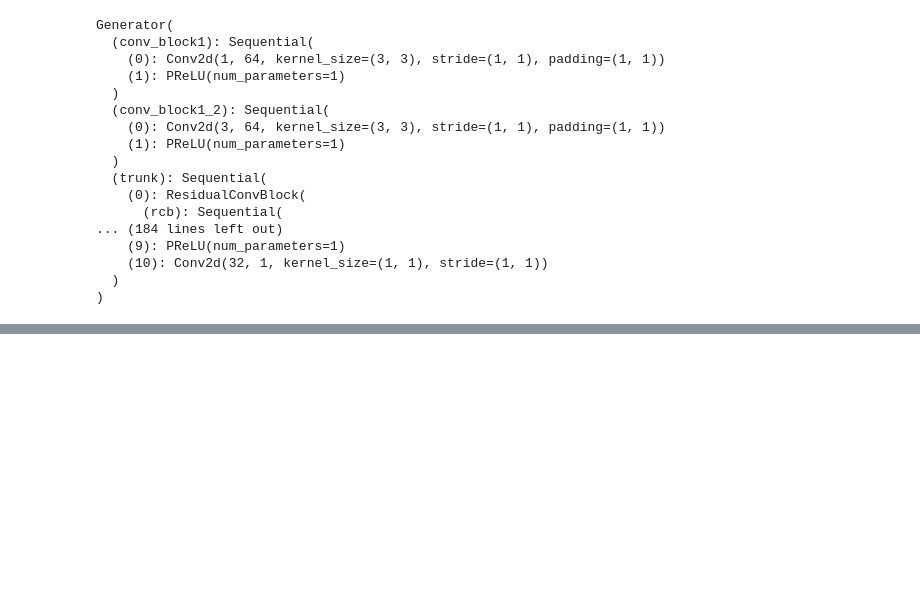
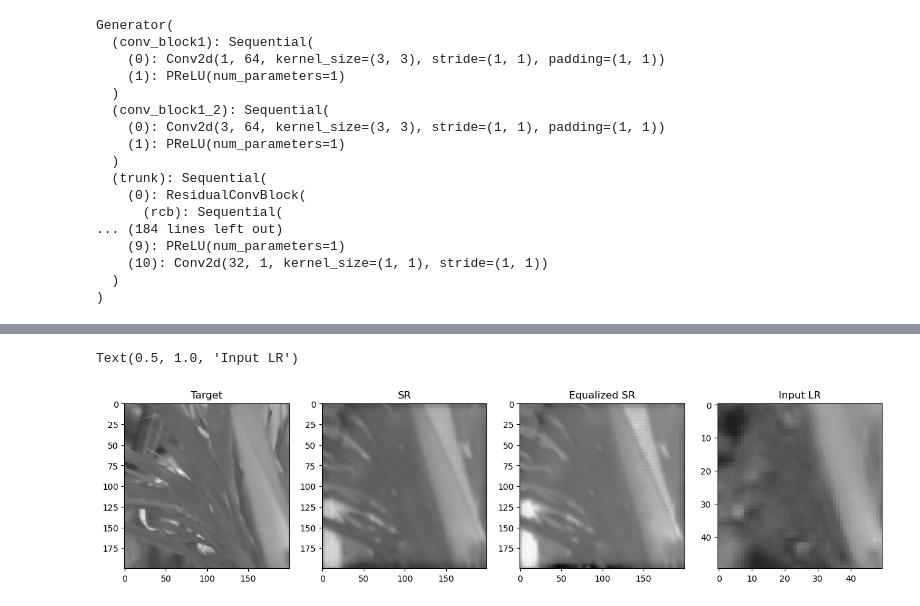
Before and after one commit to GEMINI-Breeding/SRGAN-PyTorch, a Jupyter notebook: test_themalRGB.ipynb, the cells around one changed output, grey strips where cells are left out. Cells and saved outputs as stored; diff of their text form; code cells hidden in the pictures; blank space fills up the shorter version.

```diff
--- a/test_themalRGB.ipynb
+++ b/test_themalRGB.ipynb
@@ -146,0 +269,16 @@ process_dataset(dataroot="/home/lion397/data/datasets/GEMINI/2022-04-05-Garbanzo
+# %%
+f, axarr = plt.subplots(1,4, figsize=(16,8))
+im0 = axarr[0].imshow(high_img, interpolation='none', cmap='gray',vmin=0, vmax=1.0)
+axarr[0].set_title("Target")
+#plt.colorbar(im0, ax=axarr[0])
+im1 = axarr[1].imshow(sr_img, interpolation='none', cmap='gray',vmin=0, vmax=1.0)
+axarr[1].set_title("SR")
+
+im2 = axarr[2].imshow(image1_equalized, interpolation='none', cmap='gray',vmin=0, vmax=1.0)
+axarr[2].set_title("Equalized SR")
+# plt.colorbar(im2, ax=axarr[2])
+im2 = axarr[3].imshow(lr_img, interpolation='none', cmap='gray',vmin=0, vmax=1.0)
+axarr[3].set_title("Input LR")
+# %% [output]
+Text(0.5, 1.0, 'Input LR')
+[figure, added]
```
Also changed, not shown: parts of 7 cells of this notebook.
